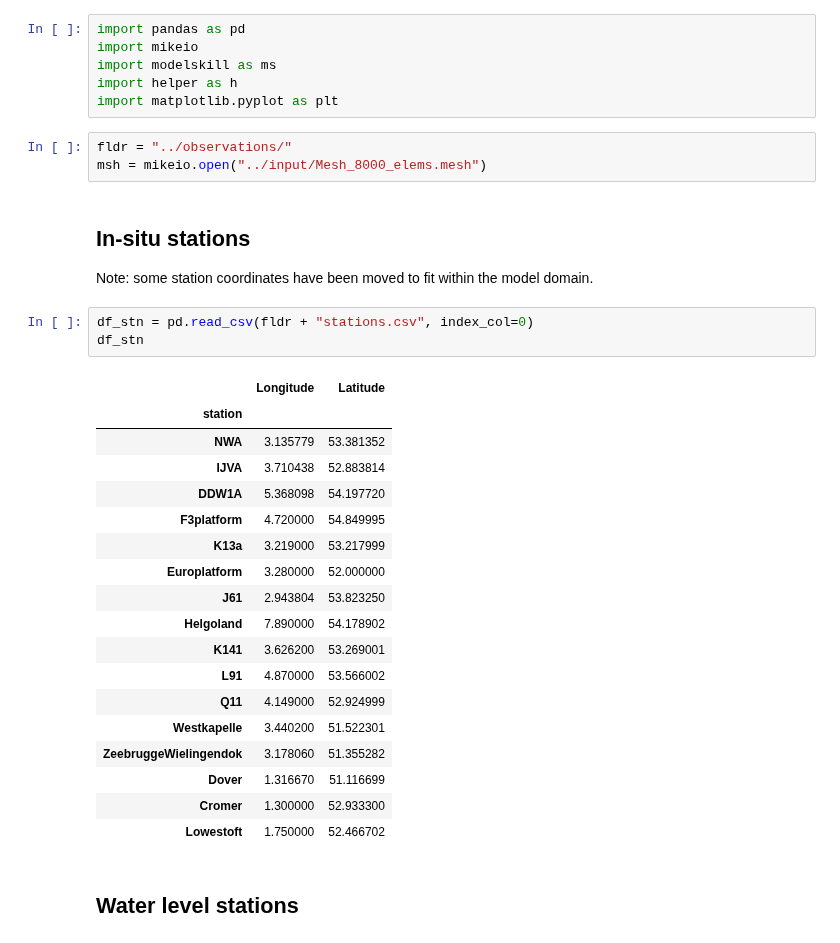
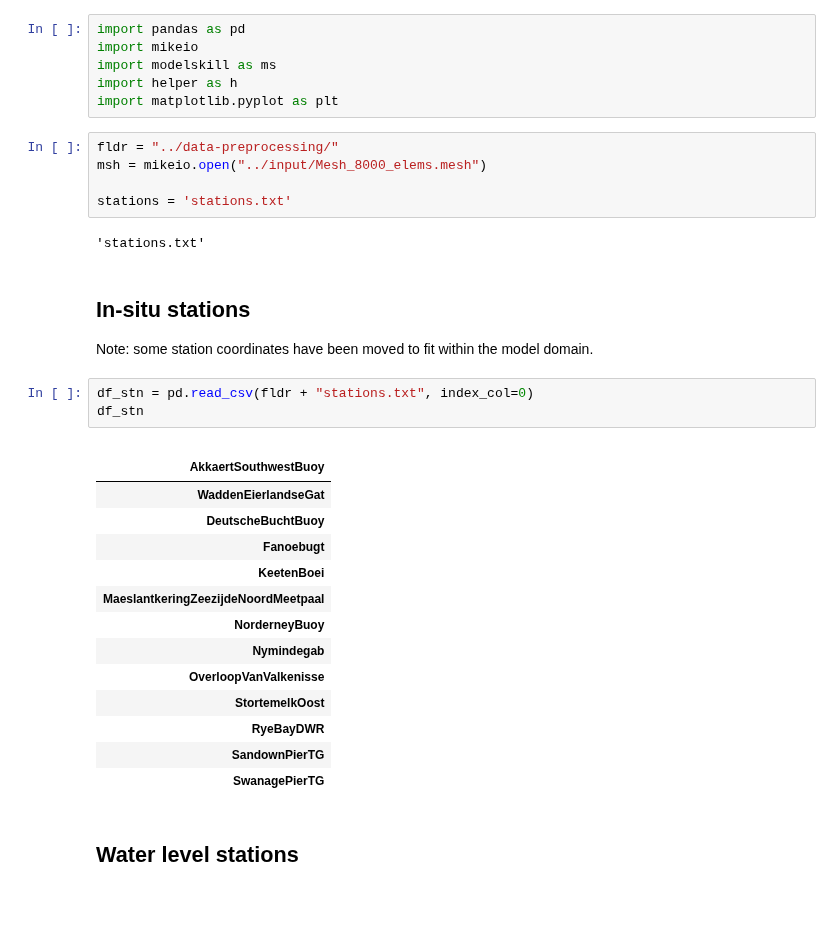
Before and after one commit to DHI/WaterBench-MIKE21SW-SouthernNorthSea, a Jupyter notebook: code/explore_observation_data.ipynb, the cells around one changed output. Saved outputs shown, nothing was run; the diff lists cells and outputs as text; blank space fills up the shorter version.

Commit message:
create stations csv file

```diff
--- a/code/explore_observation_data.ipynb
+++ b/code/explore_observation_data.ipynb
@@ -13,34 +13,34 @@ import modelskill as ms
 import helper as h
 import matplotlib.pyplot as plt
 # %%
-fldr = "../observations/"
+fldr = "../data-preprocessing/"
 msh = mikeio.open("../input/Mesh_8000_elems.mesh")
+
+stations = 'stations.txt'
+# %% [output]
+'stations.txt'
 # %% [markdown]
 ## In-situ stations
 
 Note: some station coordinates have been moved to fit within the model domain.
 # %%
-df_stn = pd.read_csv(fldr + "stations.csv", index_col=0)
+df_stn = pd.read_csv(fldr + "stations.txt", index_col=0)
 df_stn
 # %% [output]
-|  | Longitude | Latitude |
-| station |  |  |
-| NWA | 3.135779 | 53.381352 |
-| IJVA | 3.710438 | 52.883814 |
-| DDW1A | 5.368098 | 54.197720 |
-| F3platform | 4.720000 | 54.849995 |
-| K13a | 3.219000 | 53.217999 |
-| Europlatform | 3.280000 | 52.000000 |
-| J61 | 2.943804 | 53.823250 |
-| Helgoland | 7.890000 | 54.178902 |
-| K141 | 3.626200 | 53.269001 |
-| L91 | 4.870000 | 53.566002 |
-| Q11 | 4.149000 | 52.924999 |
-| Westkapelle | 3.440200 | 51.522301 |
-| ZeebruggeWielingendok | 3.178060 | 51.355282 |
-| Dover | 1.316670 | 51.116699 |
-| Cromer | 1.300000 | 52.933300 |
-| Lowestoft | 1.750000 | 52.466702 |
+|  |
+| AkkaertSouthwestBuoy |
+| WaddenEierlandseGat |
+| DeutscheBuchtBuoy |
+| Fanoebugt |
+| KeetenBoei |
+| MaeslantkeringZeezijdeNoordMeetpaal |
+| NorderneyBuoy |
+| Nymindegab |
+| OverloopVanValkenisse |
+| StortemelkOost |
+| RyeBayDWR |
+| SandownPierTG |
+| SwanagePierTG |
 # %% [markdown]
 ## Water level stations
 # %%
```
Also changed, not shown: 2 other files.
